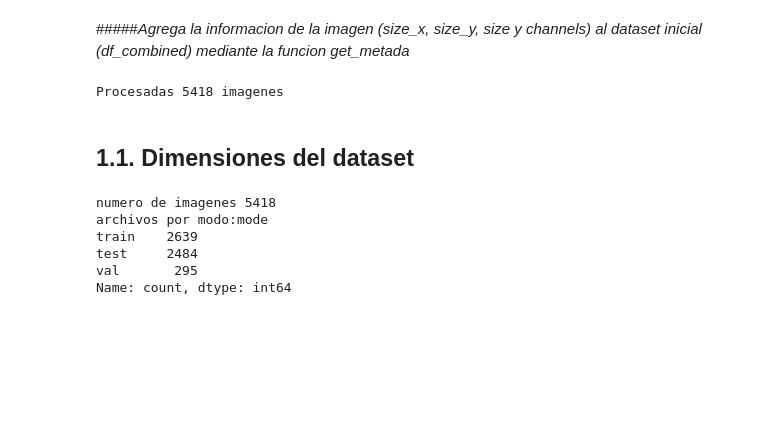
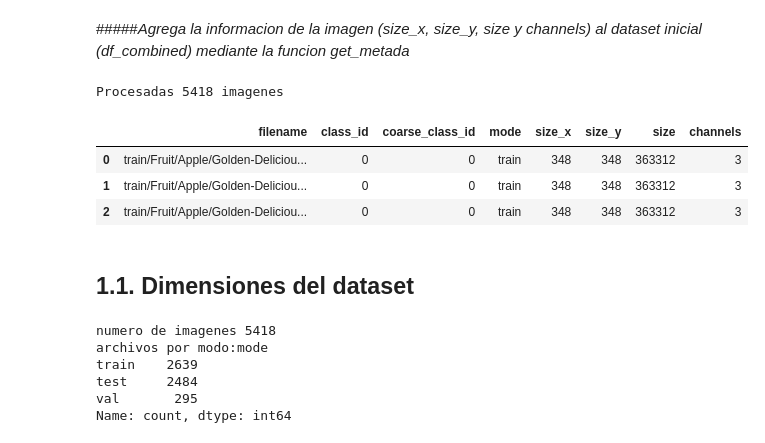
Before and after one commit to amrios80/GroceryStoreDataset, a Jupyter notebook: code/taller2.ipynb, the cells around one changed output. Cells and saved outputs as stored; diff of their text form; code cells hidden in the pictures; blank space fills up the shorter version.

```diff
--- a/code/taller2.ipynb
+++ b/code/taller2.ipynb
@@ -106,6 +106,13 @@ data_dir="https://raw.githubusercontent.com/amrios80/GroceryStoreDataset/refs/he
 df_metadata=get_metadata( df=df_combined, data_dir=data_dir )
 # %% [output]
 Procesadas 5418 imagenes
+# %%
+df_metadata.head(3)
+# %% [output]
+|  | filename | class_id | coarse_class_id | mode | size_x | size_y | size | channels |
+| 0 | train/Fruit/Apple/Golden-Deliciou... | 0 | 0 | train | 348 | 348 | 363312 | 3 |
+| 1 | train/Fruit/Apple/Golden-Deliciou... | 0 | 0 | train | 348 | 348 | 363312 | 3 |
+| 2 | train/Fruit/Apple/Golden-Deliciou... | 0 | 0 | train | 348 | 348 | 363312 | 3 |
 # %% [markdown]
 ## 1.1. Dimensiones del dataset
 # %%
```
Also changed, not shown: parts of 8 cells of this notebook.
